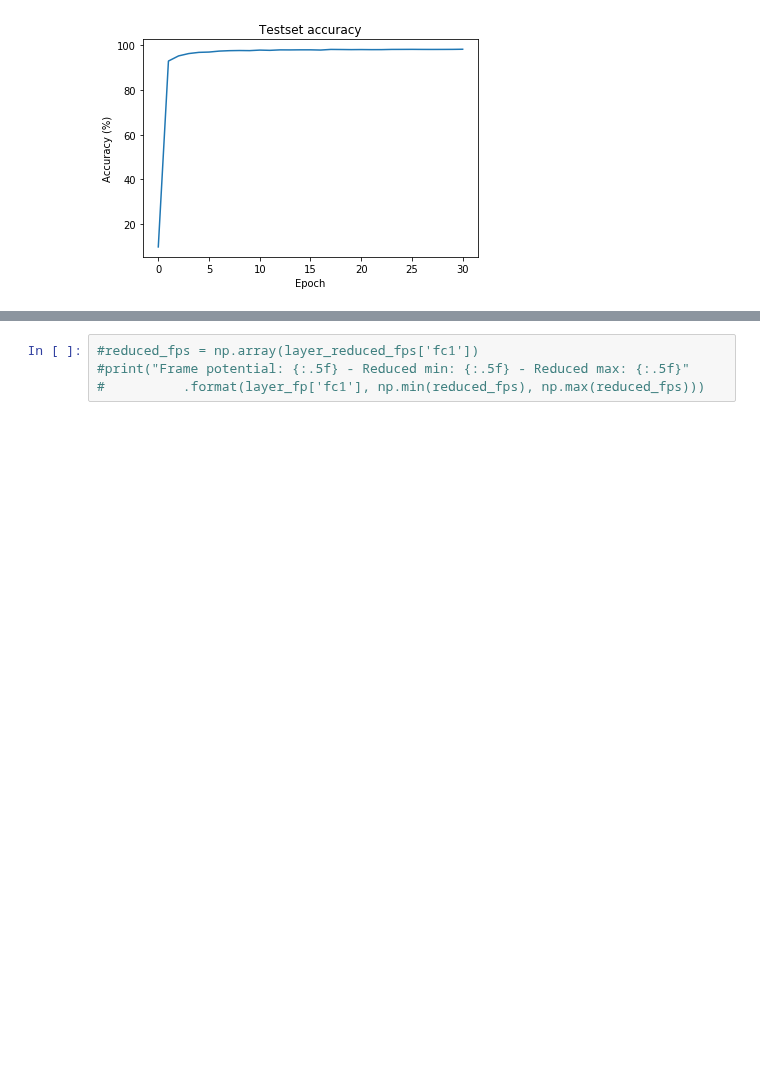
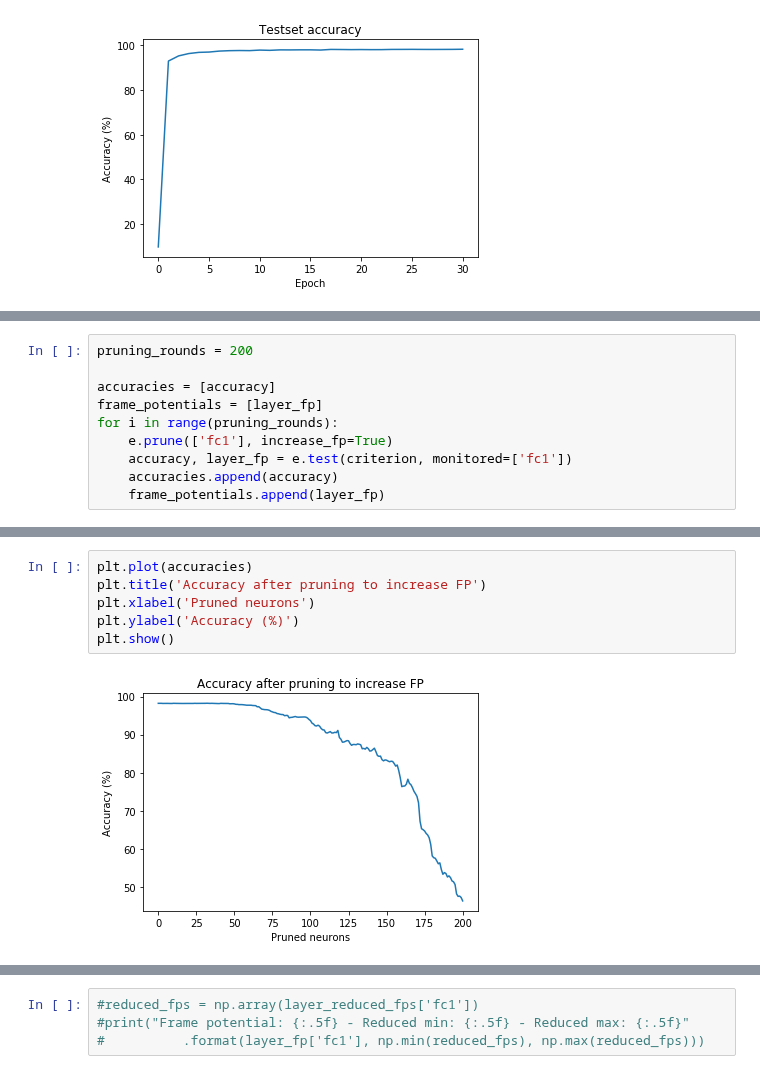
Before and after one commit to jheitmann/Neural-net-pruning, a Jupyter notebook: frame_potential.ipynb, the cells around one changed output, grey strips where cells are left out. Cells and saved outputs as stored; diff of their text form; blank space fills up the shorter version.

Commit message:
Added pruning iterations

```diff
--- a/frame_potential.ipynb
+++ b/frame_potential.ipynb
@@ -193,0 +166,10 @@ e.prune([model.fc1], increase_fp=True)
+# %%
+pruning_rounds = 200
+
+accuracies = [accuracy]
+frame_potentials = [layer_fp]
+for i in range(pruning_rounds):
+    e.prune(['fc1'], increase_fp=True)
+    accuracy, layer_fp = e.test(criterion, monitored=['fc1'])
+    accuracies.append(accuracy)
+    frame_potentials.append(layer_fp)
@@ -193,0 +194,8 @@ e.prune([model.fc1], increase_fp=True)
+# %%
+plt.plot(accuracies)
+plt.title('Accuracy after pruning to increase FP')
+plt.xlabel('Pruned neurons')
+plt.ylabel('Accuracy (%)')
+plt.show()
+# %% [output]
+[figure, added]
```
Also changed, not shown: parts of 18 cells of this notebook, 3 other files.
